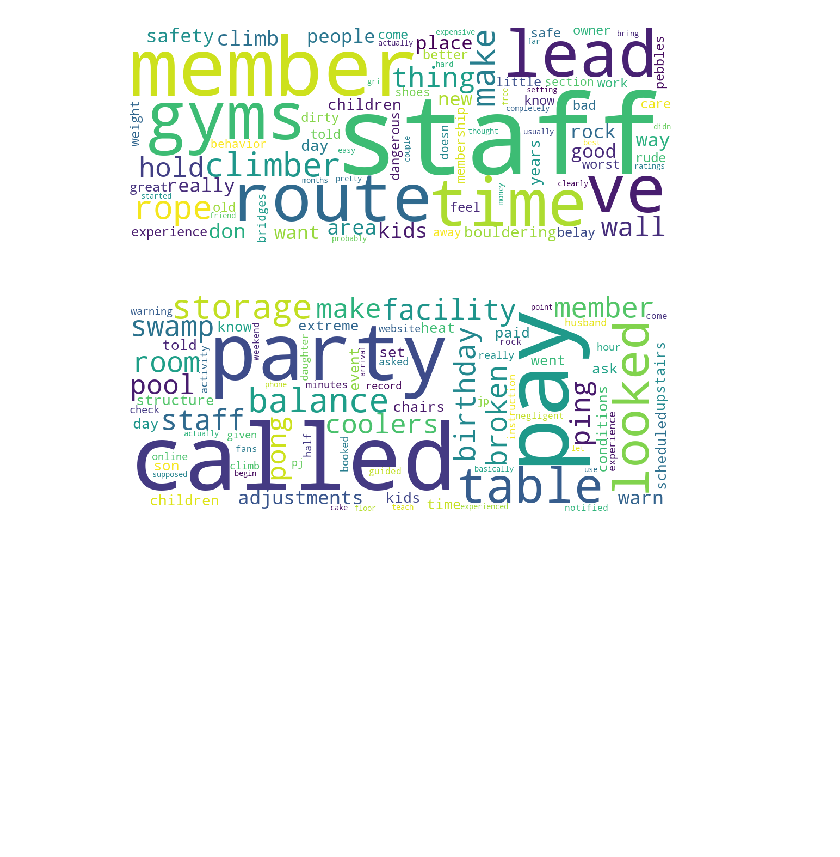
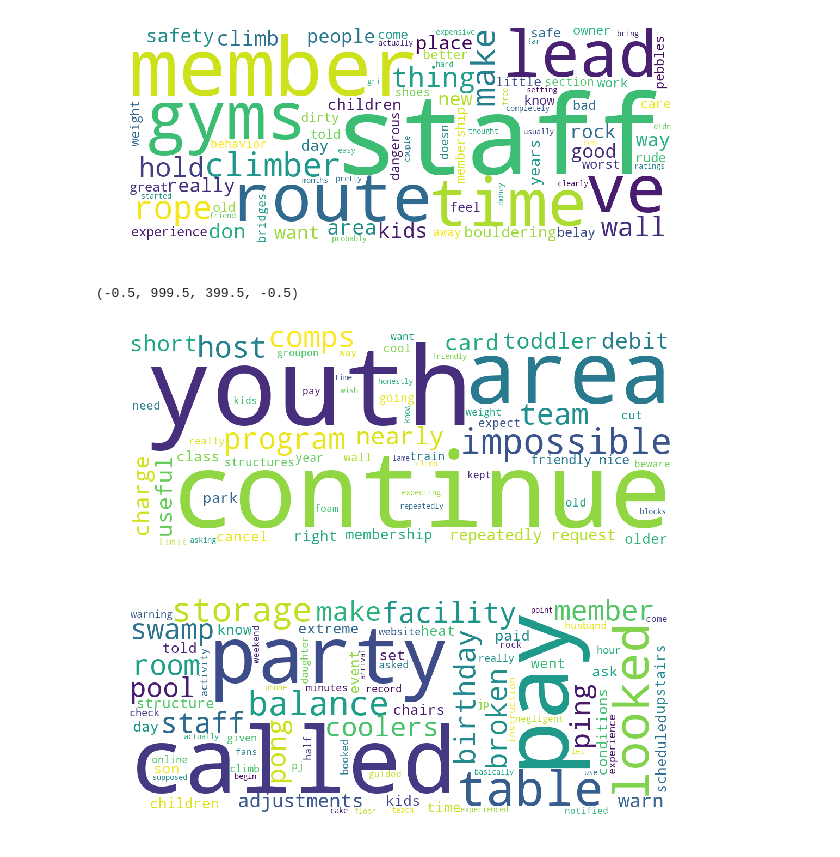
Before and after one commit to harrisonized/Analyzing_Yelp_Reviews_for_Climbing_Gyms, a Jupyter notebook: yelp/topic-modeling.ipynb, the cells around one changed output. Saved outputs shown, nothing was run; the diff lists cells and outputs as text; code cells hidden in the pictures; blank space fills up the shorter version.

Commit message:
regenerated word cloud figure

```diff
--- a/yelp/topic-modeling.ipynb
+++ b/yelp/topic-modeling.ipynb
@@ -374,5 +384,5 @@ yoga, class, teacher, people, mindful, gym, yoga teacher, yoga class, mat, pract
 # %%
-topics_1 = grab_topics(nmf_model_1, count_vectorizer_1.get_feature_names(), 100)
+topics_1 = grab_topics(nmf_model, tfidf_vectorizer_1.get_feature_names(), 100)
 # %%
 wordcloud = WordCloud(stopwords=STOPWORDS, background_color='white',width=1000,height=400).generate(topics_1[0])
 plt.figure(figsize=(10,4))
@@ -382,5 +392,14 @@ plt.axis('off')
 # %% [output]
 [figure]
+# %%
+wordcloud = WordCloud(stopwords=STOPWORDS, background_color='white',width=1000,height=400).generate(topics_1[2])
+plt.figure(figsize=(10,4))
+plt.imshow(wordcloud)
+plt.axis('off')
+#plt.savefig("figures/topic-modeling/word-cloud-1_star-0.png", transparent=True, bbox_inches="tight")
+# %% [output]
+(-0.5, 999.5, 399.5, -0.5)
+[figure, added]
 # %%
 wordcloud = WordCloud(stopwords=STOPWORDS, background_color='white',width=1000,height=400).generate(topics_1[3])
 plt.figure(figsize=(10,4))
```
Also changed, not shown: parts of 10 cells of this notebook, 2 other files.
